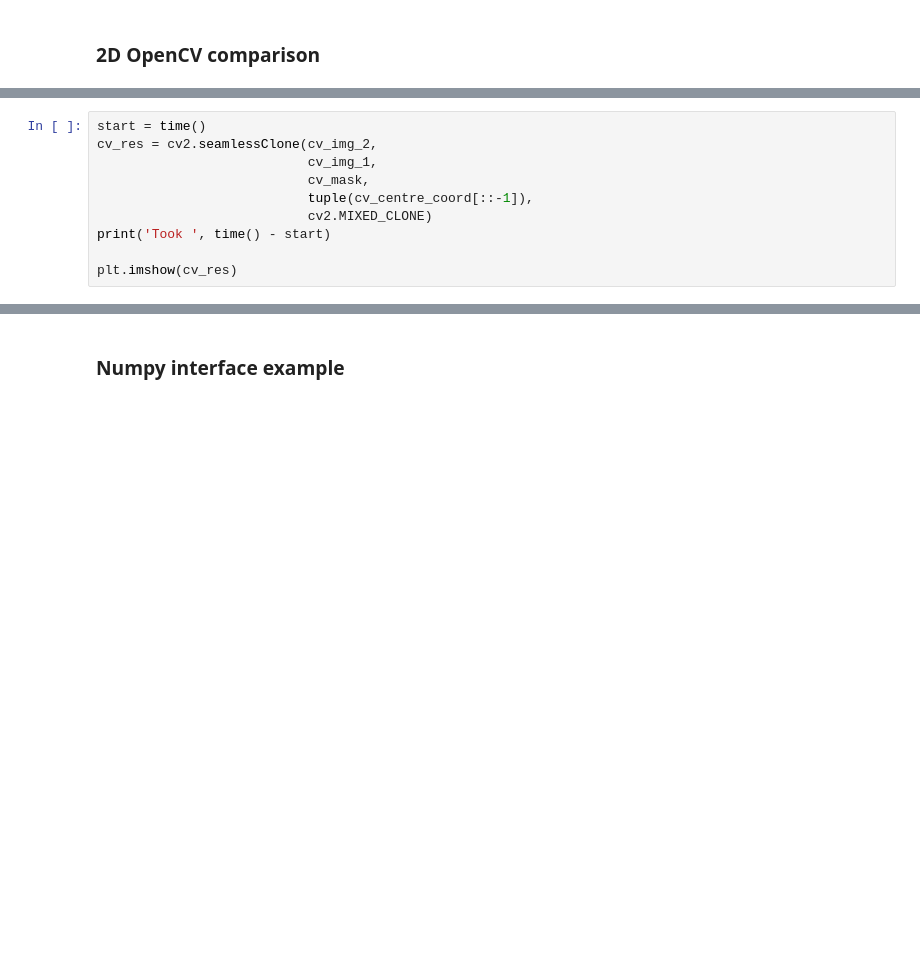
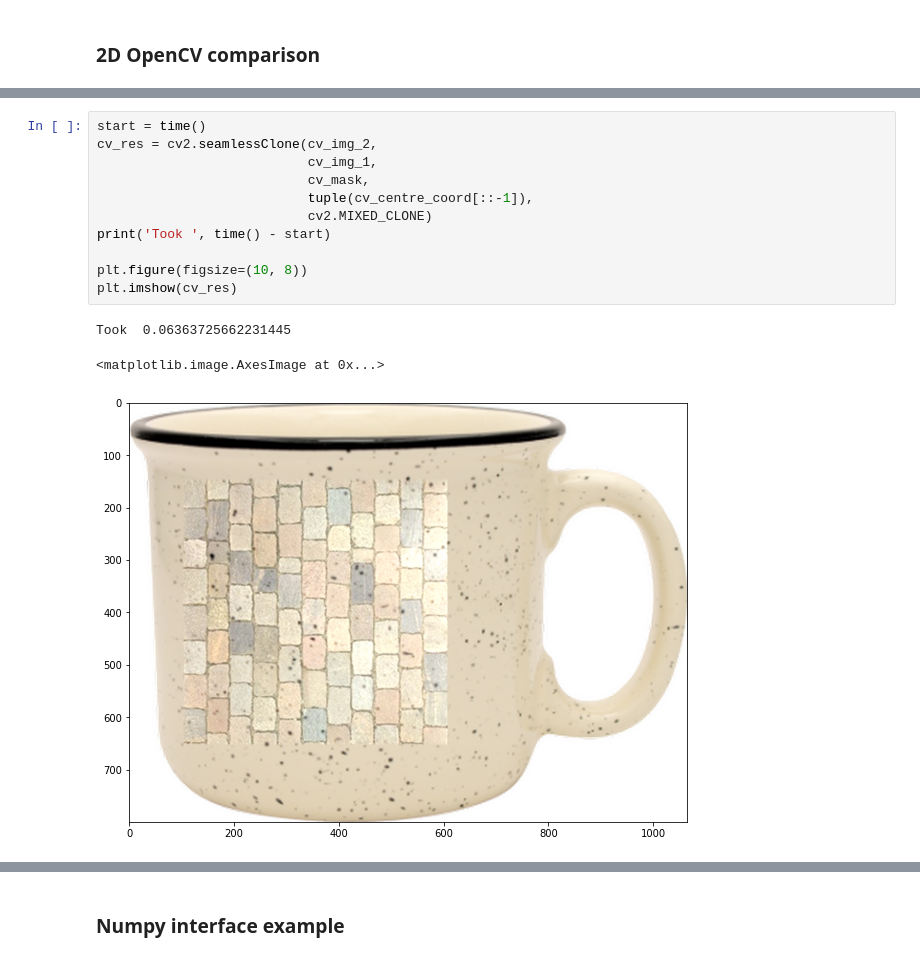
Before and after one commit to matt-baugh/pytorch-poisson-image-editing, a Jupyter notebook: examples.ipynb, the cells around one changed output, grey strips where cells are left out. Cells and saved outputs as stored; diff of their text form; blank space fills up the shorter version.

```diff
--- a/examples.ipynb
+++ b/examples.ipynb
@@ -107,13 +156,18 @@ plt.imshow(cv_diff)
 # %%
 start = time()
 cv_res = cv2.seamlessClone(cv_img_2,
                            cv_img_1,
                            cv_mask,
                            tuple(cv_centre_coord[::-1]),
                            cv2.MIXED_CLONE)
 print('Took ', time() - start)
 
+plt.figure(figsize=(10, 8))
 plt.imshow(cv_res)
+# %% [output]
+Took  0.06363725662231445
+<matplotlib.image.AxesImage at 0x...>
+[figure, added]
 # %%
 cv_diff = np.abs(cv_img_1.astype(int) - cv_res.astype(int))
 print(np.max(cv_diff))
```
Also changed, not shown: parts of 31 cells of this notebook, 2 other files.
